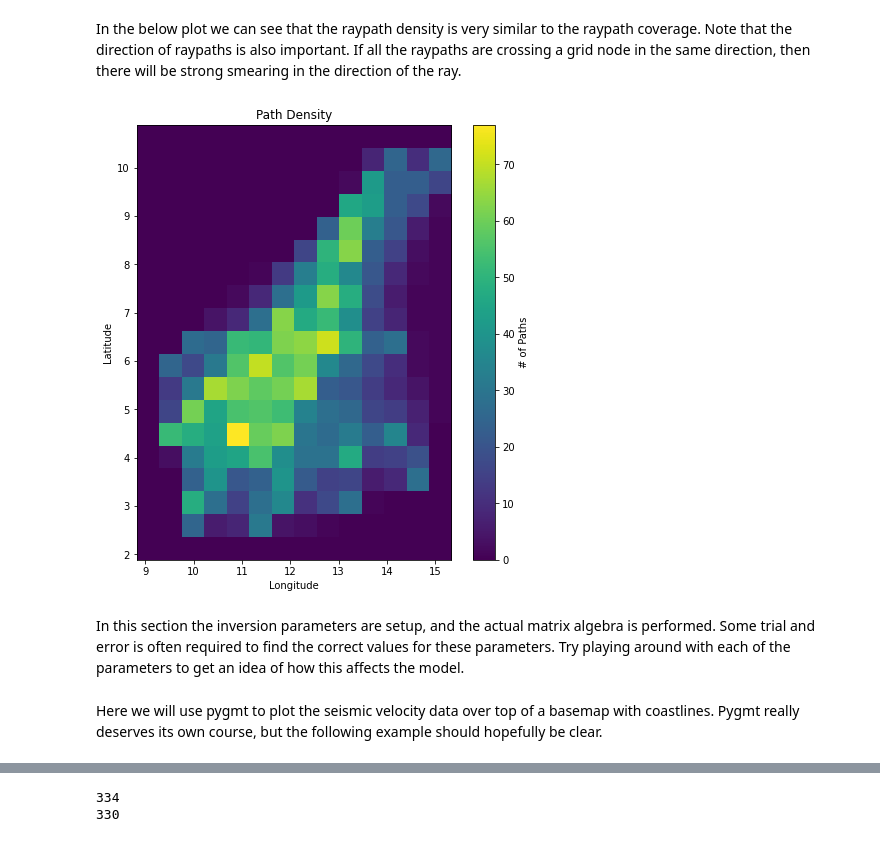
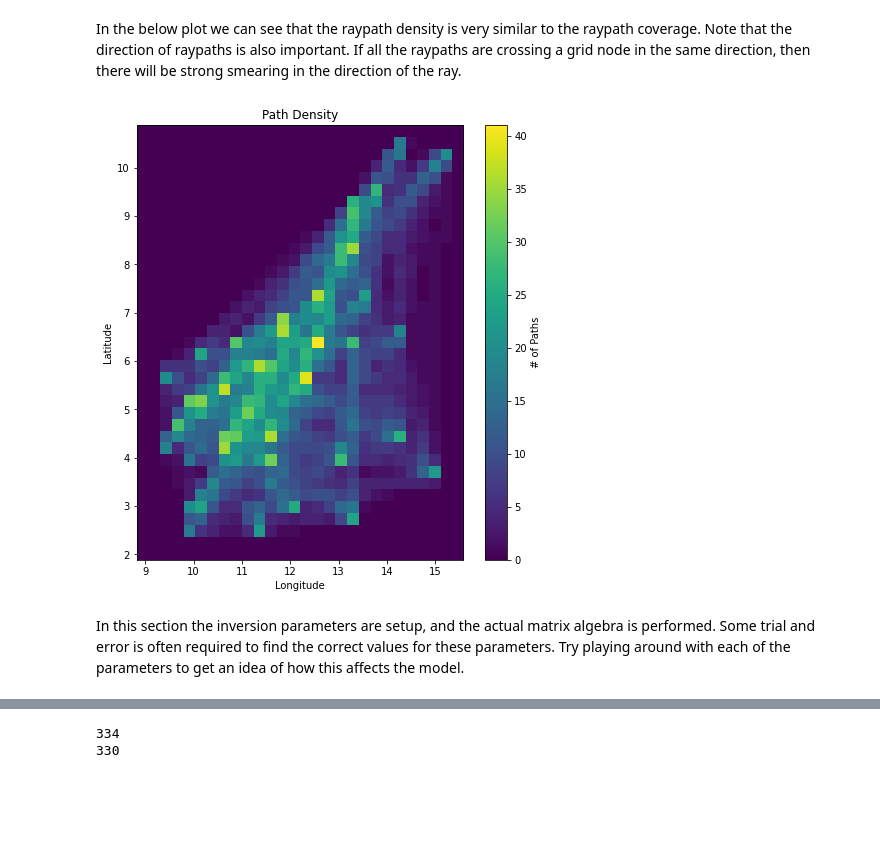
Before and after one commit to ChetGoerzen/ROSES_ANT, a Jupyter notebook: roses_example.ipynb, the cells around one changed output, grey strips where cells are left out. Cells and saved outputs as stored; diff of their text form; code cells hidden in the pictures; blank space fills up the shorter version.

```diff
--- a/roses_example.ipynb
+++ b/roses_example.ipynb
@@ -347,7 +359,7 @@ While it would be nice to calculate our won dispersion curves and use them for t
 
 Here we'll load in the data. Files are named based on the period at which they are measured. In order to clean the data a bit, I'll reject any measurements that fall outside 3 times the standard deviation of the original dataset. There may be better ways to do this, but it is a simple way of cleaning the data and works for our purposes.
 # %%
-disp_curves = pd.read_csv("data/cam/19.dat", index_col=None, header=None, delim_whitespace=True)
+disp_curves = pd.read_csv("data/cam/10.dat", index_col=None, header=None, delim_whitespace=True)
 disp_curves.columns = ["source_name", "receiver_name", "group_velocity", "phase_velocity",
                        "signal2noise_ratio", "source_lon", "source_lat", "receiver_lon", "receiver_lat",
                        "inter-station_distance"]
@@ -366,8 +378,8 @@ Here we will setup the inversion grid. A small buffer of size `tol` is added, to
 # Setup the inversion grid
 # --------------------------------------------------------------------------------------------------------------- #
 tol = 0.5
-lonstep = 0.5
-latstep = 0.5
+lonstep = 0.25
+latstep = 0.25
 
 # Get the smallest longitude
 min_rcv_lon = np.min(disp_curves["receiver_lon"])
@@ -472,7 +484,7 @@ G = rosesutils.make_G(paths, grid, v0)
 
 dobs = np.matrix(dists / vels - dists / v0).T
 density = rosesutils.path_density(grid, paths, window=(lonstep, latstep)) # Calculate raypath density
-d = grid.to_2D_array(density) # Reshape the density into an M x N matrix
+path_density = grid.to_2D_array(density) # Reshape the density into an M x N matrix
 # %% [markdown]
 This tomgraphy scheme requires the estimation of the covariance matrix of the errors in the observed data. In this case I simply estimate the values of this matrix to be 3 times the standard deviation of the observed velocities. This is probably not the best way of doing this, but it seems to work for this example.
 # %%
@@ -487,15 +499,15 @@ In the below plot we can see that the raypath density is very similar to the ray
 # %%
 fig, ax = plt.subplots(figsize=(8,8))
 extent = (grid.xmin, grid.get_xmax(), grid.ymin, grid.get_ymax())
-im = ax.imshow(d.transpose(), extent=extent, origin="lower")
+im = ax.imshow(path_density.transpose(), extent=extent, origin="lower")
 cbar = plt.colorbar(im)
 cbar.set_label("# of Paths")
 ax.set_xlabel("Longitude")
 ax.set_ylabel("Latitude")
 ax.set_title("Path Density")
 plt.show()
 # %% [output]
-[figure, old version]
+[figure, new version]
 # %% [markdown]
 In this section the inversion parameters are setup, and the actual matrix algebra is performed. Some trial and error is often required to find the correct values for these parameters. Try playing around with each of the parameters to get an idea of how this affects the model.
 # %%
@@ -538,5 +550,3 @@ Ginv = covmopt * G.T # Compute the inverse matrix needed to invert
 mopt = Ginv * Cinv * dobs # Compute the final estimated model
 R = Ginv * Cinv * G # Compute the resolution matrix
 v = grid.to_2D_array(v0 / (1 + mopt))
-# %% [markdown]
-Here we will use pygmt to plot the seismic velocity data over top of a basemap with coastlines. Pygmt really deserves its own course, but the following example should hopefully be clear.
```
Also changed, not shown: parts of 13 cells of this notebook, 3 other files.
